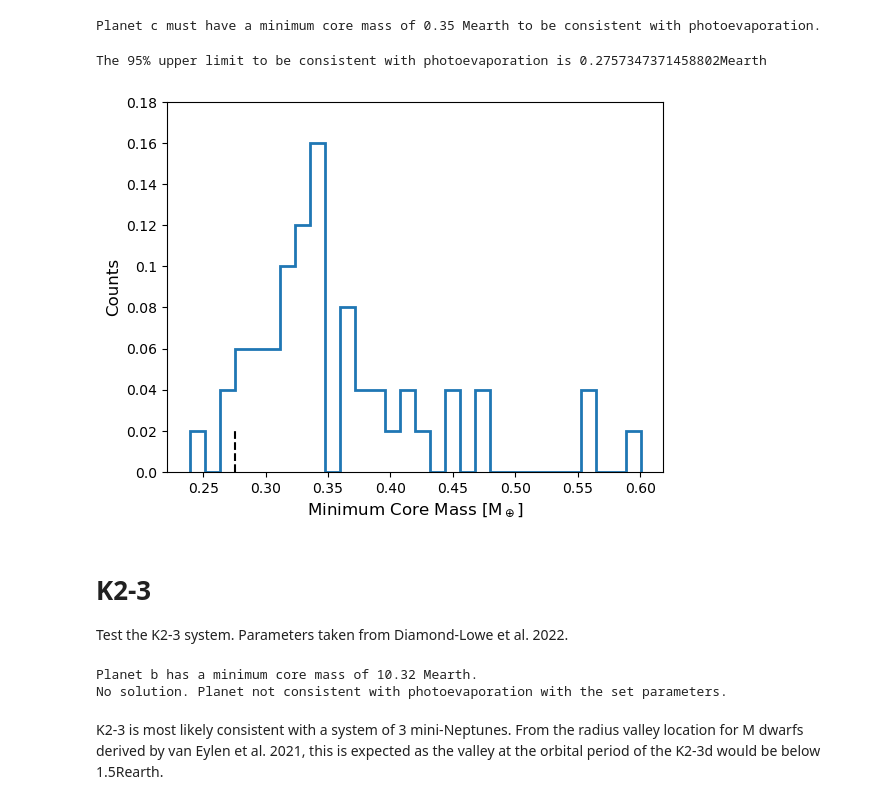
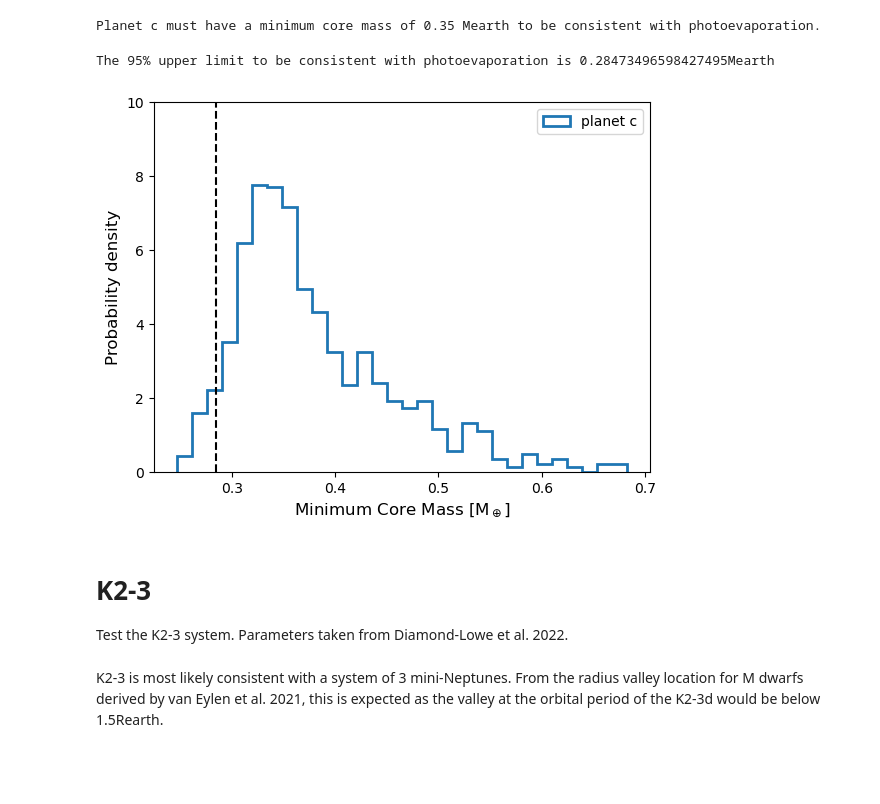
Before and after one commit to jo276/EvapMass, a Jupyter notebook: general_notebook.ipynb, the cells around one changed output. Saved outputs shown, nothing was run; the diff lists cells and outputs as text; code cells hidden in the pictures; blank space fills up the shorter version.

Commit message:
fixed problem with probability density plots

```diff
--- a/general_notebook.ipynb
+++ b/general_notebook.ipynb
@@ -117,7 +115,7 @@ However, given the stellar and planetary parameters contain errors these must be
 # %%
 for index in igaseous:
-  Mout_error= np.zeros(3000)
-  flag_out = np.zeros(3000,dtype=np.int8)
+  Mout_error= np.zeros(1000)
+  flag_out = np.zeros(1000,dtype=np.int8)
 
   for i in range(np.size(Mout_error)):
     system = em.psystem(system_name+'_%d' %i)
@@ -146,12 +144,9 @@ for index in igaseous:
     Mout_error[i] = Mout
     flag_out[i]=flag
 
-  plt.hist(Mout_error,bins=30,density=False,histtype='step',lw=2)
-  plt.plot([(np.percentile(Mout_error,5.)),(np.percentile(Mout_error,5.))],[0.,1.],'--',color='k', lw=1.5)
+  plt.hist(Mout_error,bins=30,density=True,histtype='step',lw=2)
+  plt.plot([(np.percentile(Mout_error,5.)),(np.percentile(Mout_error,5.))],[0.,10.],'--',color='k', lw=1.5)
   plt.plot([8.08,8.08],[0.,1.],':',color='b', lw=1.5) #Must set this to the meassured mass of the planet
-  plt.ylim((0.,1.))
-  locs, _ = plt.yticks()
-  plt.yticks(locs,np.round(locs/len(Mout_error),3))
   plt.ylabel('Probability Density',fontsize=12)
   plt.xlabel(r'Minimum Core Mass [M$_\oplus$]',fontsize=12)
   if (np.percentile(Mout_error,5.) == -5.0):
@@ -246,8 +237,8 @@ for planet in system.planets:
 Planet c must have a minimum core mass of 0.35 Mearth to be consistent with photoevaporation.
 # %%
 for index in igaseous:
-  Mout_error= np.zeros(50)
-  flag_out = np.zeros(50,dtype=np.int8)
+  Mout_error= np.zeros(1000)
+  flag_out = np.zeros(1000,dtype=np.int8)
 
   for i in range(np.size(Mout_error)):
     system = em.psystem(system_name+'_%d' %i)
@@ -259,40 +250,40 @@ for index in igaseous:
 
     for planet in planets:
         r_use = normal(planet['r'],planet['r_err'],1)
         p_use = normal(planet['p'],planet['p_err'],1)
         system.add_planet(planet['name'], r_use, planet['r_err'],
                           p_use, planet['p_err'])
 
     system.update_planet_info()
     system.above_or_below_valley(valley_loc)
     system.mass_rocky(Xiron,Xice)
 
     ms.find_hardest_rocky(system,Tkh_Myr,Xiron,Xice,eff_option)
     irocky = system.index_rocky_to_scale #index of rocky planet which is hardest to strip
 
 
     Mout, flag = ms.min_mass_gaseous(system.planets[irocky],system.planets[index],
                                          Tkh_Myr,Xiron,Xice,system.star.age,eff_option)
     Mout_error[i] = Mout
     flag_out[i]=flag
 
-  plt.hist(Mout_error,bins=30,density=False,histtype='step',lw=2)
-  plt.plot([(np.percentile(Mout_error,5.)),(np.percentile(Mout_error,5.))],[0.,1.],'--',color='k', lw=1.5)
+  plt.hist(Mout_error,bins=30,density=True,histtype='step',lw=2, label='planet '+ system.planets[index].name)
+  #note if density=True this simply means are under the histogram is 1, not the height of the bars sums to 1!
   #plt.plot([8.08,8.08],[0.,1.],':',color='b', lw=1.5) #Must set this to the meassured mass of the planet
-  #plt.ylim((0.,1.))
-  locs, _ = plt.yticks()
-  plt.yticks(locs,np.round(locs/len(Mout_error),3))
+  plt.plot([(np.percentile(Mout_error,5.)),(np.percentile(Mout_error,5.))],[0.,10.],'--',color='k', lw=1.5)
+  plt.ylim((0.,10.))
+  plt.legend()
   plt.ylabel('Probability density',fontsize=12)
   plt.xlabel(r'Minimum Core Mass [M$_\oplus$]',fontsize=12)
   if (np.percentile(Mout_error,5.) == -5.0):
       print('The 95% upper limit to be consistent with photoevaporation is <0.1Mearth.')
   elif (np.percentile(Mout_error,5.) == -2.0):
         print('Planet is not consistent with photoevaporation. The 95% upper limit indicates there is no solution.')
   else:
      print('The 95% upper limit to be consistent with photoevaporation is ' + str((np.percentile(Mout_error,5.)))+ 'Mearth')
 # %% [output]
-The 95% upper limit to be consistent with photoevaporation is 0.2757347371458802Mearth
+The 95% upper limit to be consistent with photoevaporation is 0.28473496598427495Mearth
-[figure, old version]
+[figure, new version]
 # %% [markdown]
 # K2-3
 Test the K2-3 system. Parameters taken from Diamond-Lowe et al. 2022.
@@ -368,9 +359,6 @@ for planet in system.planets:
     elif (Mmedian == -2.0):
         print(r'No solution. Planet not consistent with photoevaporation with the set parameters.')
   nplanet +=1
-# %% [output]
-Planet b has a minimum core mass of 10.32 Mearth.
-No solution. Planet not consistent with photoevaporation with the set parameters.
 # %% [markdown]
 K2-3 is most likely consistent with a system of 3 mini-Neptunes. From the radius valley location for M dwarfs derived by van Eylen et al. 2021, this is expected as the valley at the orbital period of the K2-3d would be below 1.5Rearth.
 # %% [markdown]
```
Also changed, not shown: parts of 4 cells of this notebook, 2 other files.
